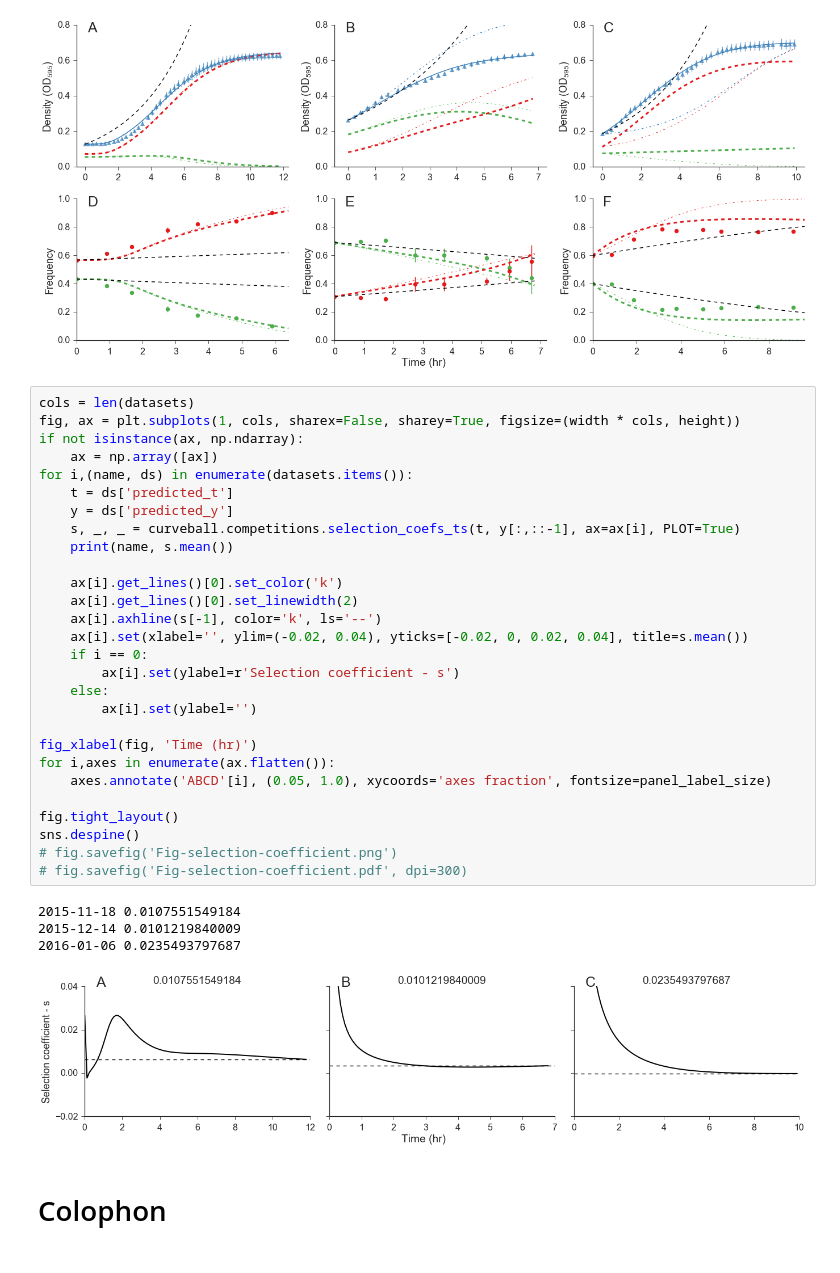
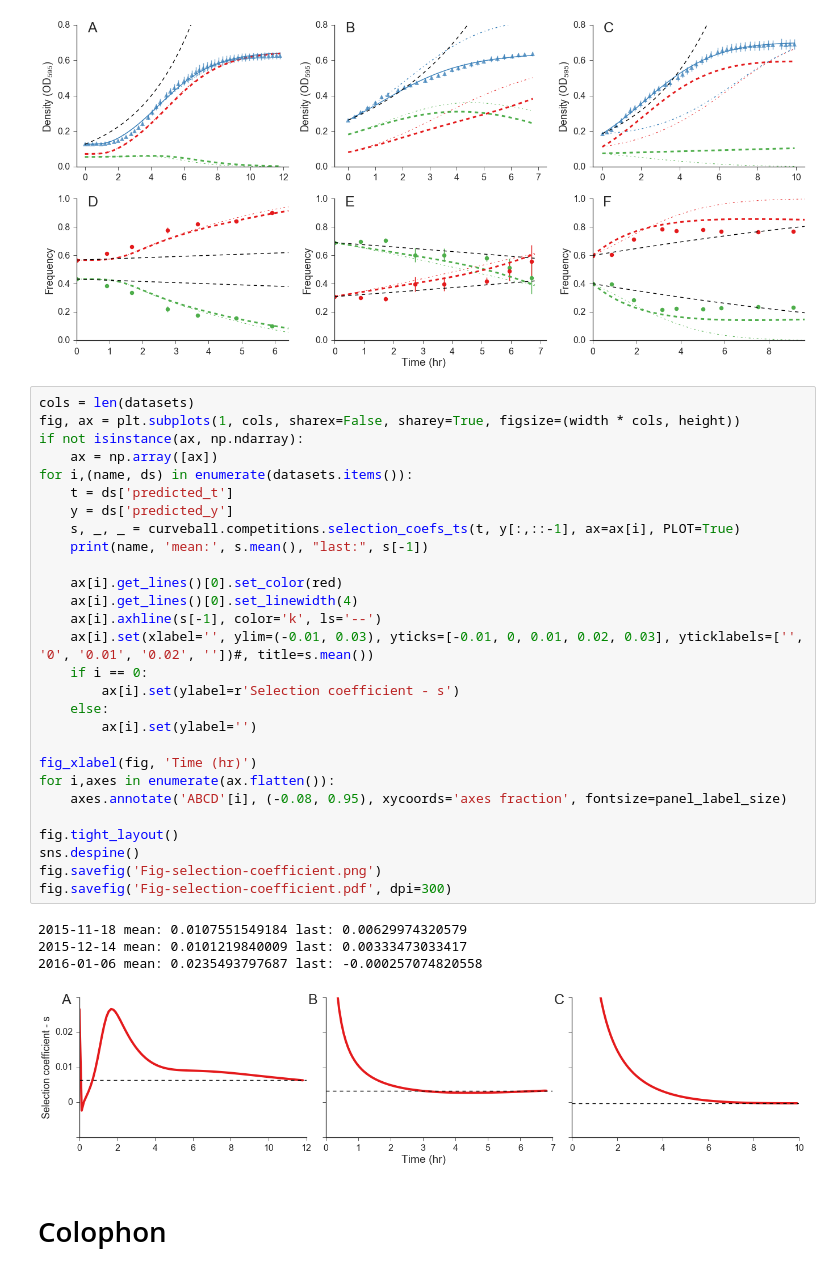
Before and after one commit to yoavram/curveball_ms, a Jupyter notebook: supp.ipynb, the cells around one changed output. Cells and saved outputs as stored; diff of their text form.

Commit message:
selection coefficients figure and section

```diff
--- a/supp.ipynb
+++ b/supp.ipynb
@@ -605,36 +605,36 @@ fig.savefig('Fig-Competition_prediction.pdf', dpi=300)
 # %%
 cols = len(datasets)
 fig, ax = plt.subplots(1, cols, sharex=False, sharey=True, figsize=(width * cols, height))
 if not isinstance(ax, np.ndarray):
     ax = np.array([ax])
 for i,(name, ds) in enumerate(datasets.items()):
     t = ds['predicted_t']
     y = ds['predicted_y']
     s, _, _ = curveball.competitions.selection_coefs_ts(t, y[:,::-1], ax=ax[i], PLOT=True)
-    print(name, s.mean())
+    print(name, 'mean:', s.mean(), "last:", s[-1])
 
-    ax[i].get_lines()[0].set_color('k')
-    ax[i].get_lines()[0].set_linewidth(2)
+    ax[i].get_lines()[0].set_color(red)
+    ax[i].get_lines()[0].set_linewidth(4)
     ax[i].axhline(s[-1], color='k', ls='--')
-    ax[i].set(xlabel='', ylim=(-0.02, 0.04), yticks=[-0.02, 0, 0.02, 0.04], title=s.mean())
+    ax[i].set(xlabel='', ylim=(-0.01, 0.03), yticks=[-0.01, 0, 0.01, 0.02, 0.03], yticklabels=['', '0', '0.01', '0.02', ''])#, title=s.mean())
     if i == 0:
         ax[i].set(ylabel=r'Selection coefficient - s')
     else:
         ax[i].set(ylabel='')
 
 fig_xlabel(fig, 'Time (hr)')
 for i,axes in enumerate(ax.flatten()):
-    axes.annotate('ABCD'[i], (0.05, 1.0), xycoords='axes fraction', fontsize=panel_label_size)
+    axes.annotate('ABCD'[i], (-0.08, 0.95), xycoords='axes fraction', fontsize=panel_label_size)
 
 fig.tight_layout()
 sns.despine()
-# fig.savefig('Fig-selection-coefficient.png')
-# fig.savefig('Fig-selection-coefficient.pdf', dpi=300)
+fig.savefig('Fig-selection-coefficient.png')
+fig.savefig('Fig-selection-coefficient.pdf', dpi=300)
 # %% [output]
-2015-11-18 0.0107551549184
-2015-12-14 0.0101219840009
-2016-01-06 0.0235493797687
+2015-11-18 mean: 0.0107551549184 last: 0.00629974320579
+2015-12-14 mean: 0.0101219840009 last: 0.00333473033417
+2016-01-06 mean: 0.0235493797687 last: -0.000257074820558
-[figure, old version]
+[figure, new version]
 # %% [markdown]
 # Colophon
 # %% [markdown]
```
Also changed, not shown: parts of 2 cells of this notebook, 1 other file.
